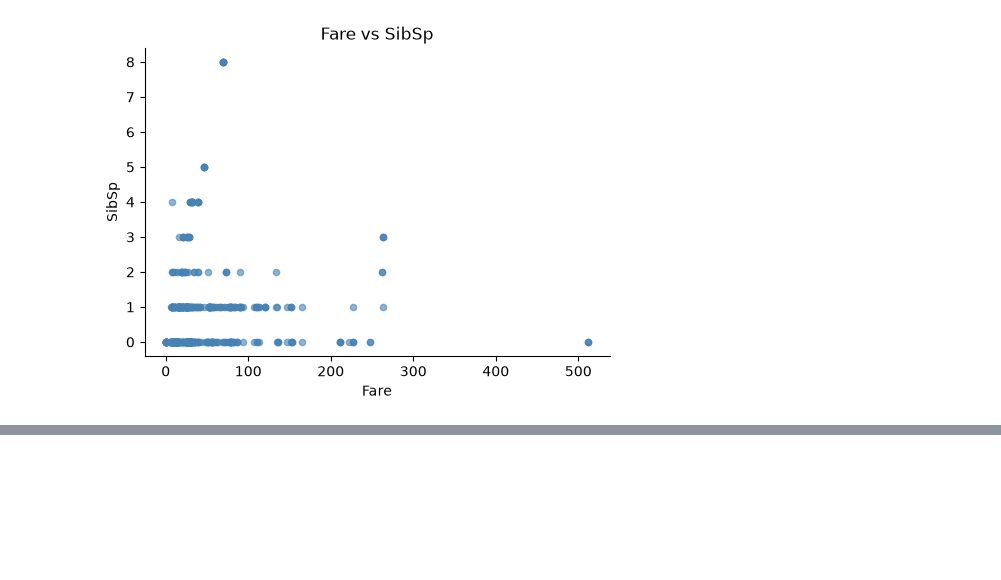
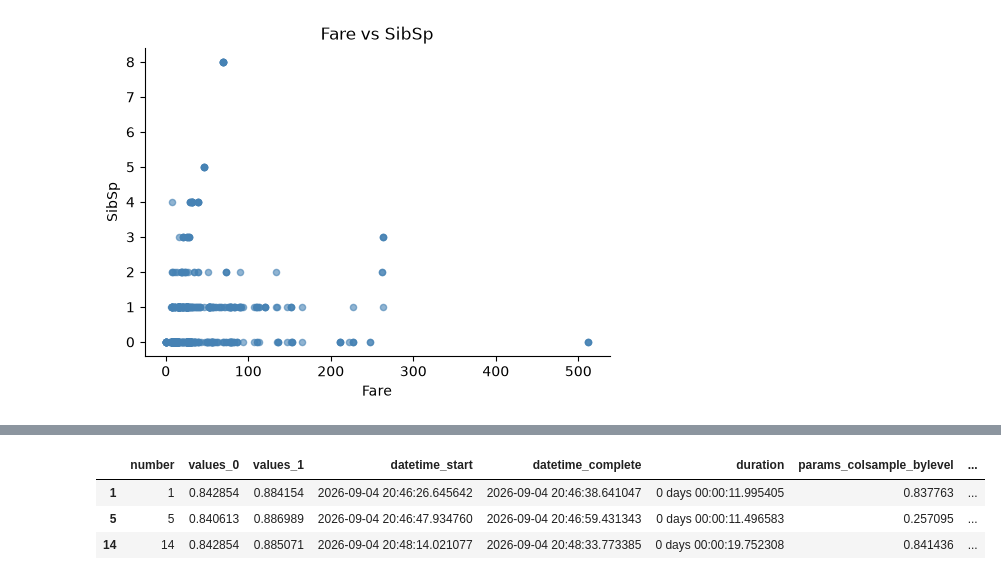
Before and after one commit to snukem/titanic, a Jupyter notebook: predict-titanic.ipynb, the cells around one changed output, grey strips where cells are left out. Saved outputs shown, nothing was run; the diff lists cells and outputs as text; code cells hidden in the pictures; blank space fills up the shorter version.

```diff
--- a/predict-titanic.ipynb
+++ b/predict-titanic.ipynb
@@ -202,0 +226,10 @@ best_pipeline.fit(X, y)
+# %%
+# top trials
+df_trials = study.trials_dataframe()
+top_df = df_trials[(df_trials['values_1'] > 0.88) & (df_trials['values_0'] > 0.84)]
+top_df
+# %% [output]
+|  | number | values_0 | values_1 | datetime_start | datetime_complete | duration | params_colsample_bylevel | ... |
+| 1 | 1 | 0.842854 | 0.884154 | 2026-09-04 20:46:26.645642 | 2026-09-04 20:46:38.641047 | 0 days 00:00:11.995405 | 0.837763 | ... |
+| 5 | 5 | 0.840613 | 0.886989 | 2026-09-04 20:46:47.934760 | 2026-09-04 20:46:59.431343 | 0 days 00:00:11.496583 | 0.257095 | ... |
+| 14 | 14 | 0.842854 | 0.885071 | 2026-09-04 20:48:14.021077 | 2026-09-04 20:48:33.773385 | 0 days 00:00:19.752308 | 0.841436 | ... |
```
Also changed, not shown: parts of 8 cells of this notebook.
